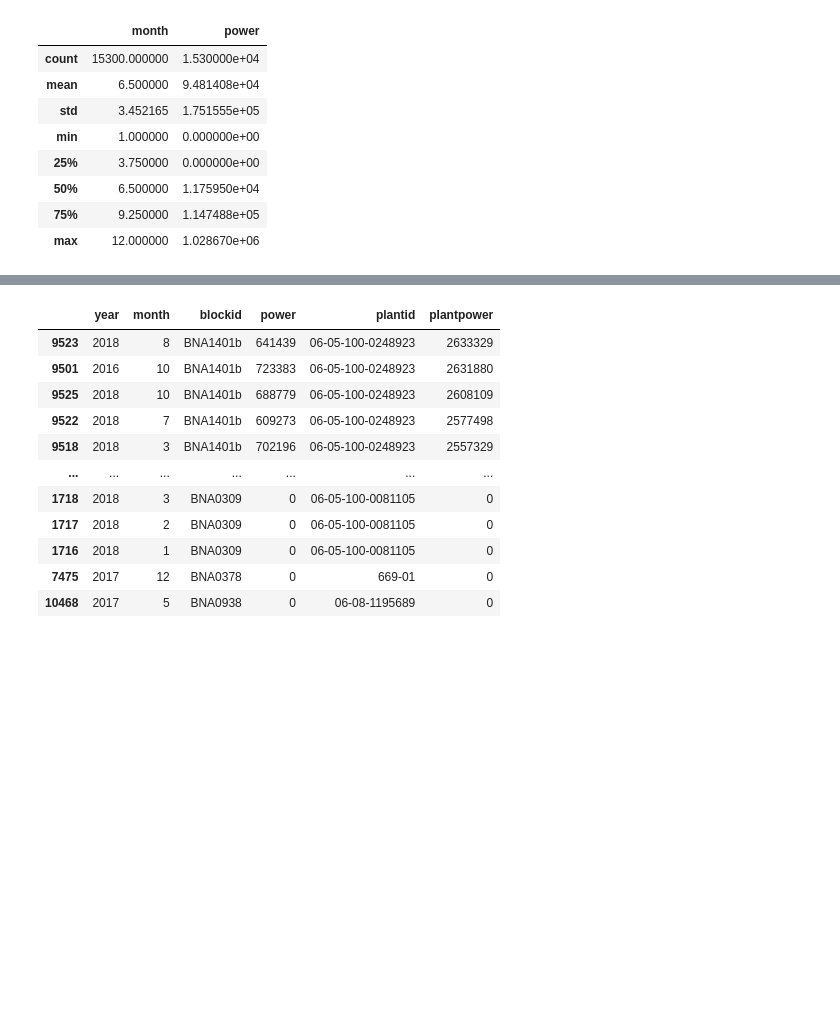
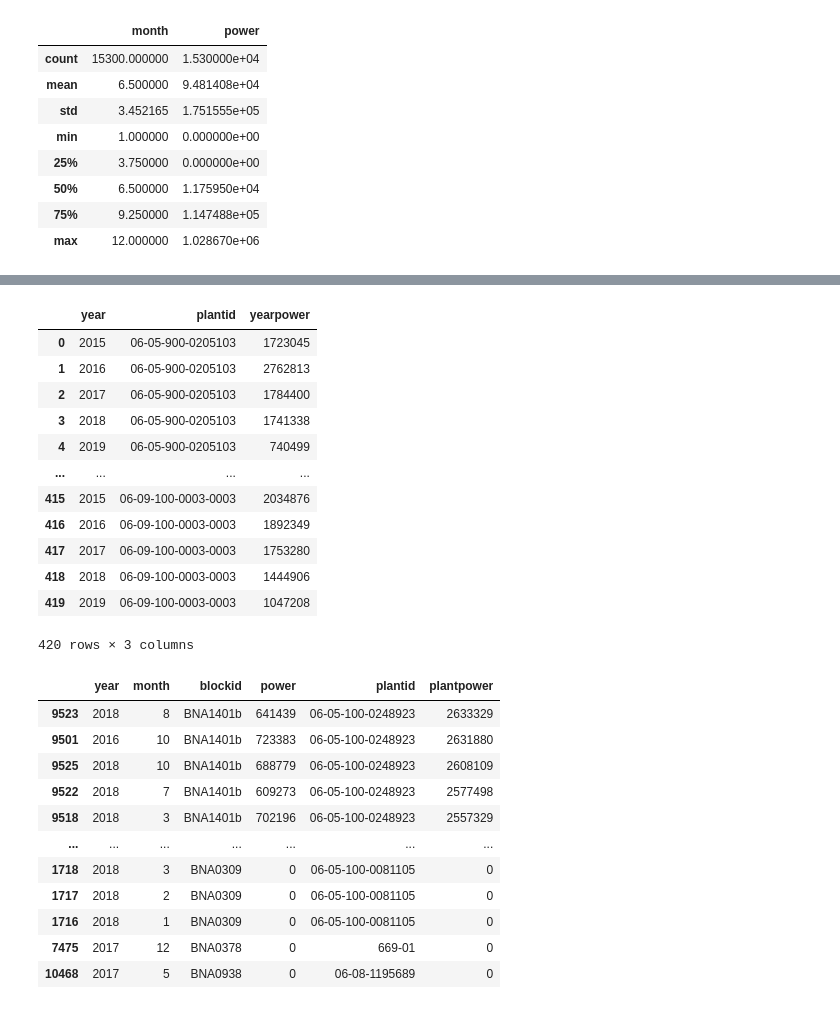
Before and after one commit to sidietz/plantwatch-data, a Jupyter notebook: production/month_by_plant.ipynb, the cells around one changed output, grey strips where cells are left out. Drawn from its saved outputs; the diff is of its cells as text; code cells hidden in the pictures; blank space fills up the shorter version.

```diff
--- a/production/month_by_plant.ipynb
+++ b/production/month_by_plant.ipynb
@@ -120,3 +102,28 @@ pm2 = pm1.copy()
 pm2['plantpower'] = pm2.groupby(['plantid', 'month', 'year'])['power'].transform('sum')
 # %%
 pm3 = pm2.drop_duplicates(['month', 'year', 'plantid'])
+# %%
+pm4 = pm3.drop(['blockid', 'power'], axis=1)
+# %%
+ym1 = pm4.copy()
+# %%
+ym1['yearpower'] = ym1.groupby(['plantid', 'year'])['plantpower'].transform('sum')
+ym2 = ym1.drop_duplicates(['year', 'plantid'])
+ym3 = ym2.drop(['month', 'plantpower'], axis=1)
+ym4 = ym3.reset_index(drop=True)
+# %%
+ym4
+# %% [output]
+|  | year | plantid | yearpower |
+| 0 | 2015 | 06-05-900-0205103 | 1723045 |
+| 1 | 2016 | 06-05-900-0205103 | 2762813 |
+| 2 | 2017 | 06-05-900-0205103 | 1784400 |
+| 3 | 2018 | 06-05-900-0205103 | 1741338 |
+| 4 | 2019 | 06-05-900-0205103 | 740499 |
+| ... | ... | ... | ... |
+| 415 | 2015 | 06-09-100-0003-0003 | 2034876 |
+| 416 | 2016 | 06-09-100-0003-0003 | 1892349 |
+| 417 | 2017 | 06-09-100-0003-0003 | 1753280 |
+| 418 | 2018 | 06-09-100-0003-0003 | 1444906 |
+| 419 | 2019 | 06-09-100-0003-0003 | 1047208 |
+420 rows × 3 columns
```
Also changed, not shown: parts of 17 cells of this notebook, 2 other files.
